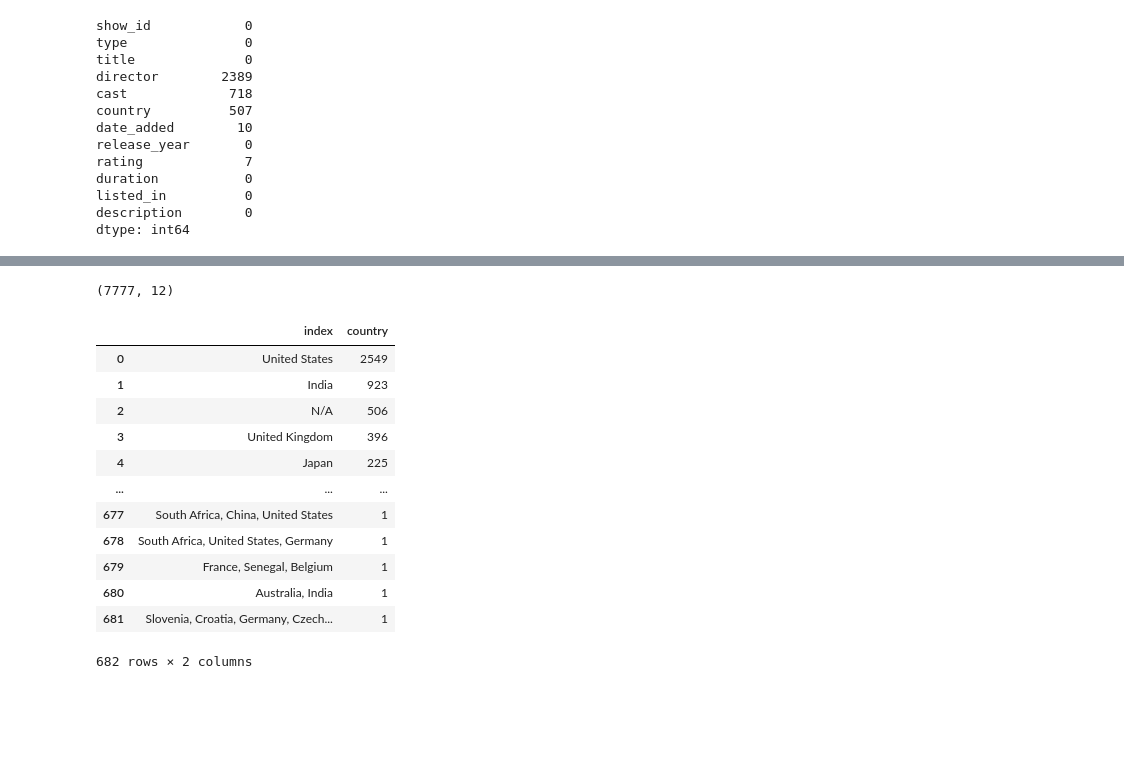
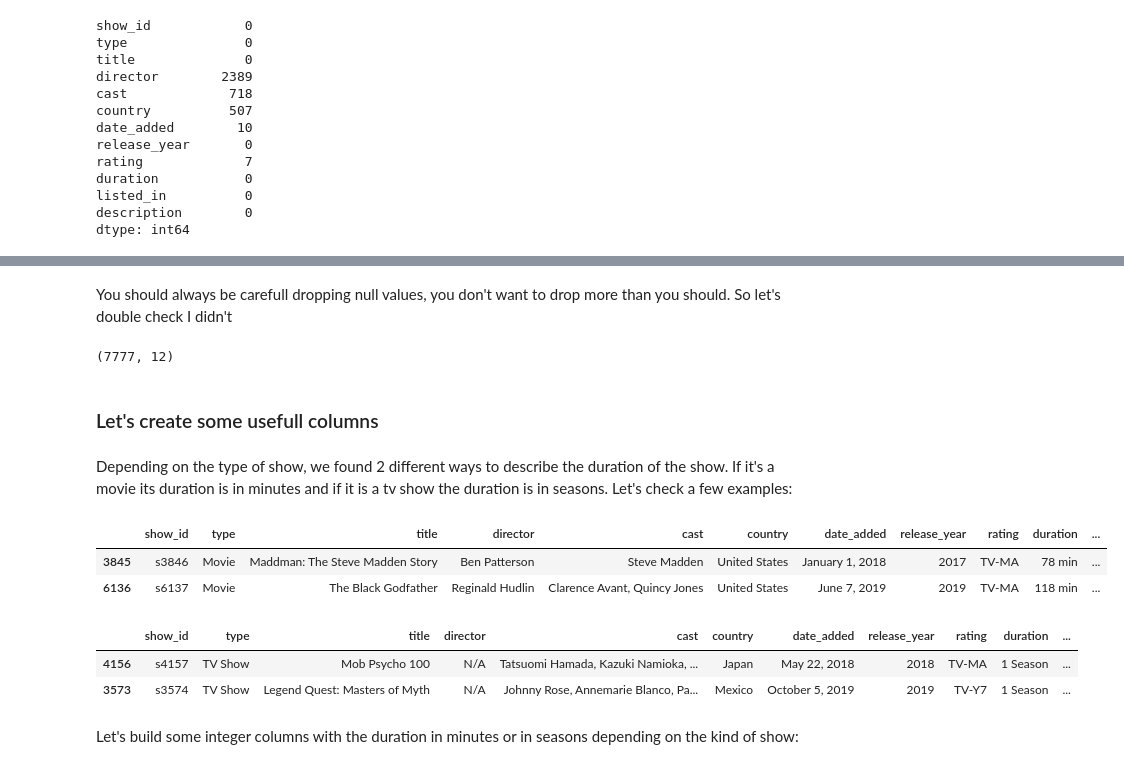
Before and after one commit to GiuBelli/data-netflix, a Jupyter notebook: notebooks/Netflix.ipynb, the cells around one changed output, grey strips where cells are left out. Saved outputs shown, nothing was run; the diff lists cells and outputs as text; code cells hidden in the pictures; blank space fills up the shorter version.

```diff
--- a/notebooks/Netflix.ipynb
+++ b/notebooks/Netflix.ipynb
@@ -49,6 +58,26 @@ df.dropna(inplace=True)
+# %% [markdown]
+You should always be carefull dropping null values, you don't want to drop more than you should. So let's double check I didn't
 # %%
 df.shape
 # %% [output]
 (7777, 12)
+# %% [markdown]
+### Let's create some usefull columns
+# %% [markdown]
+Depending on the type of show, we found 2 different ways to describe the duration of the show. If it's a movie its duration is in minutes and if it is a tv show the duration is in seasons. Let's check a few examples:
+# %%
+df[df.type=='Movie'].sample(2)
+# %% [output]
+|  | show_id | type | title | director | cast | country | date_added | release_year | rating | duration | ... |
+| 3845 | s3846 | Movie | Maddman: The Steve Madden Story | Ben Patterson | Steve Madden | United States | January 1, 2018 | 2017 | TV-MA | 78 min | ... |
+| 6136 | s6137 | Movie | The Black Godfather | Reginald Hudlin | Clarence Avant, Quincy Jones | United States | June 7, 2019 | 2019 | TV-MA | 118 min | ... |
+# %%
+df[df.type=='TV Show'].sample(2)
+# %% [output]
+|  | show_id | type | title | director | cast | country | date_added | release_year | rating | duration | ... |
+| 4156 | s4157 | TV Show | Mob Psycho 100 | N/A | Tatsuomi Hamada, Kazuki Namioka, ... | Japan | May 22, 2018 | 2018 | TV-MA | 1 Season | ... |
+| 3573 | s3574 | TV Show | Legend Quest: Masters of Myth | N/A | Johnny Rose, Annemarie Blanco, Pa... | Mexico | October 5, 2019 | 2019 | TV-Y7 | 1 Season | ... |
+# %% [markdown]
+Let's build some integer columns with the duration in minutes or in seasons depending on the kind of show:
 # %%
 df['duration_min'] = df.duration.apply(lambda x: int(x[:-4]) if 'min' in x else None)
@@ -57,16 +84,0 @@ df['duration_seasons'] = df.duration.apply(lambda x: int(x[:-8]) if 'Seasons' in
-# %%
-df.country.value_counts().reset_index()
-# %% [output]
-|  | index | country |
-| 0 | United States | 2549 |
-| 1 | India | 923 |
-| 2 | N/A | 506 |
-| 3 | United Kingdom | 396 |
-| 4 | Japan | 225 |
-| ... | ... | ... |
-| 677 | South Africa, China, United States | 1 |
-| 678 | South Africa, United States, Germany | 1 |
-| 679 | France, Senegal, Belgium | 1 |
-| 680 | Australia, India | 1 |
-| 681 | Slovenia, Croatia, Germany, Czech... | 1 |
-682 rows × 2 columns
```
Also changed, not shown: parts of 37 cells of this notebook.
